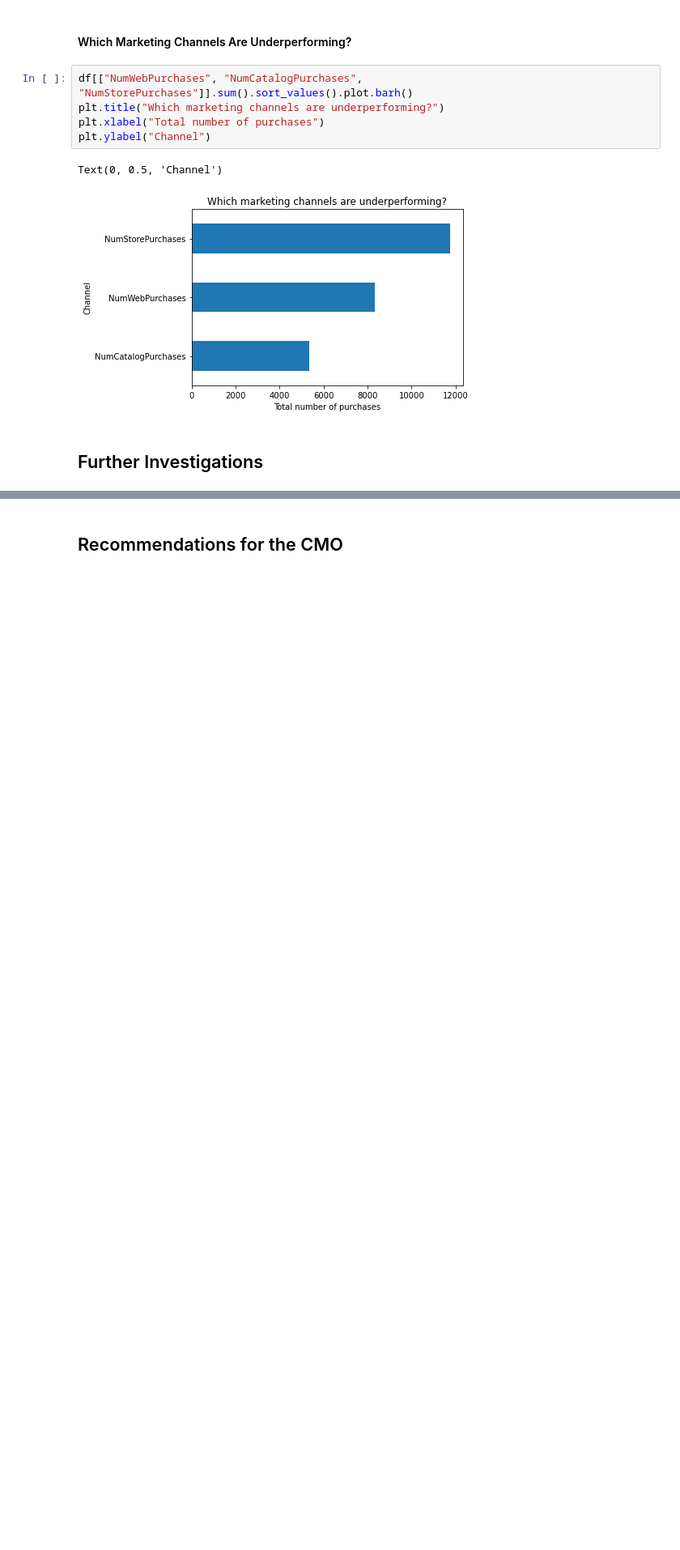
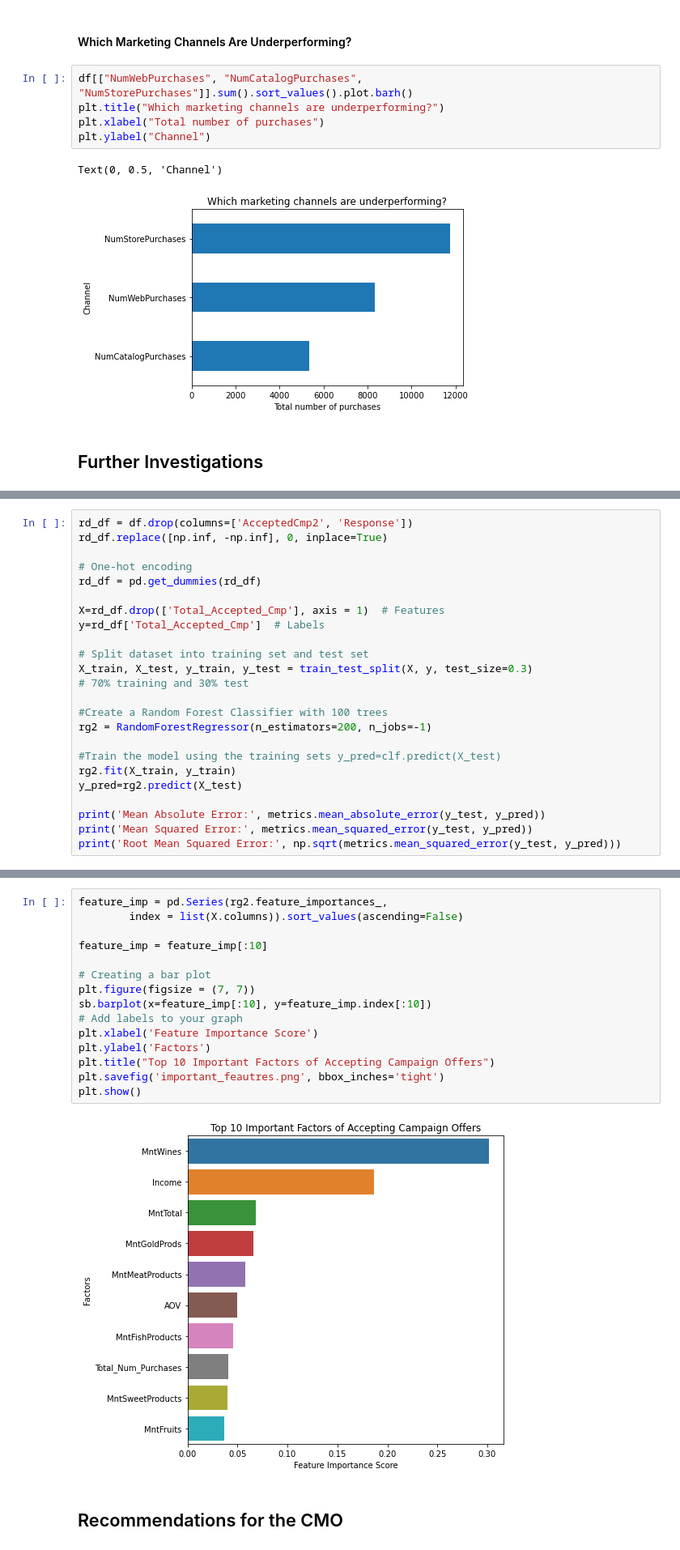
Before and after one commit to Kpeng511/Marketing-Campaign-Analytics, a Jupyter notebook: analytics.ipynb, the cells around one changed output, grey strips where cells are left out. Shown at 81% size. Saved outputs shown, nothing was run; the diff lists cells and outputs as text; blank space fills up the shorter version.

```diff
--- a/analytics.ipynb
+++ b/analytics.ipynb
@@ -499,0 +540,24 @@ plt.ylabel("Characteristics");
+# %%
+rd_df = df.drop(columns=['AcceptedCmp2', 'Response'])
+rd_df.replace([np.inf, -np.inf], 0, inplace=True)
+
+# One-hot encoding
+rd_df = pd.get_dummies(rd_df)
+
+X=rd_df.drop(['Total_Accepted_Cmp'], axis = 1)  # Features
+y=rd_df['Total_Accepted_Cmp']  # Labels
+
+# Split dataset into training set and test set
+X_train, X_test, y_train, y_test = train_test_split(X, y, test_size=0.3)
+# 70% training and 30% test
+
+#Create a Random Forest Classifier with 100 trees
+rg2 = RandomForestRegressor(n_estimators=200, n_jobs=-1)
+
+#Train the model using the training sets y_pred=clf.predict(X_test)
+rg2.fit(X_train, y_train)
+y_pred=rg2.predict(X_test)
+
+print('Mean Absolute Error:', metrics.mean_absolute_error(y_test, y_pred))
+print('Mean Squared Error:', metrics.mean_squared_error(y_test, y_pred))
+print('Root Mean Squared Error:', np.sqrt(metrics.mean_squared_error(y_test, y_pred)))
@@ -500,3 +597,20 @@ plt.ylabel("Characteristics");
+# %%
+feature_imp = pd.Series(rg2.feature_importances_,
+        index = list(X.columns)).sort_values(ascending=False)
+
+feature_imp = feature_imp[:10]
+
+# Creating a bar plot
+plt.figure(figsize = (7, 7))
+sb.barplot(x=feature_imp[:10], y=feature_imp.index[:10])
+# Add labels to your graph
+plt.xlabel('Feature Importance Score')
+plt.ylabel('Factors')
+plt.title("Top 10 Important Factors of Accepting Campaign Offers")
+plt.savefig('important_feautres.png', bbox_inches='tight')
+plt.show()
+# %% [output]
+[figure, added]
 # %% [markdown]
 ## Recommendations for the CMO
 # %% [markdown]
```
Also changed, not shown: parts of 25 cells of this notebook.
